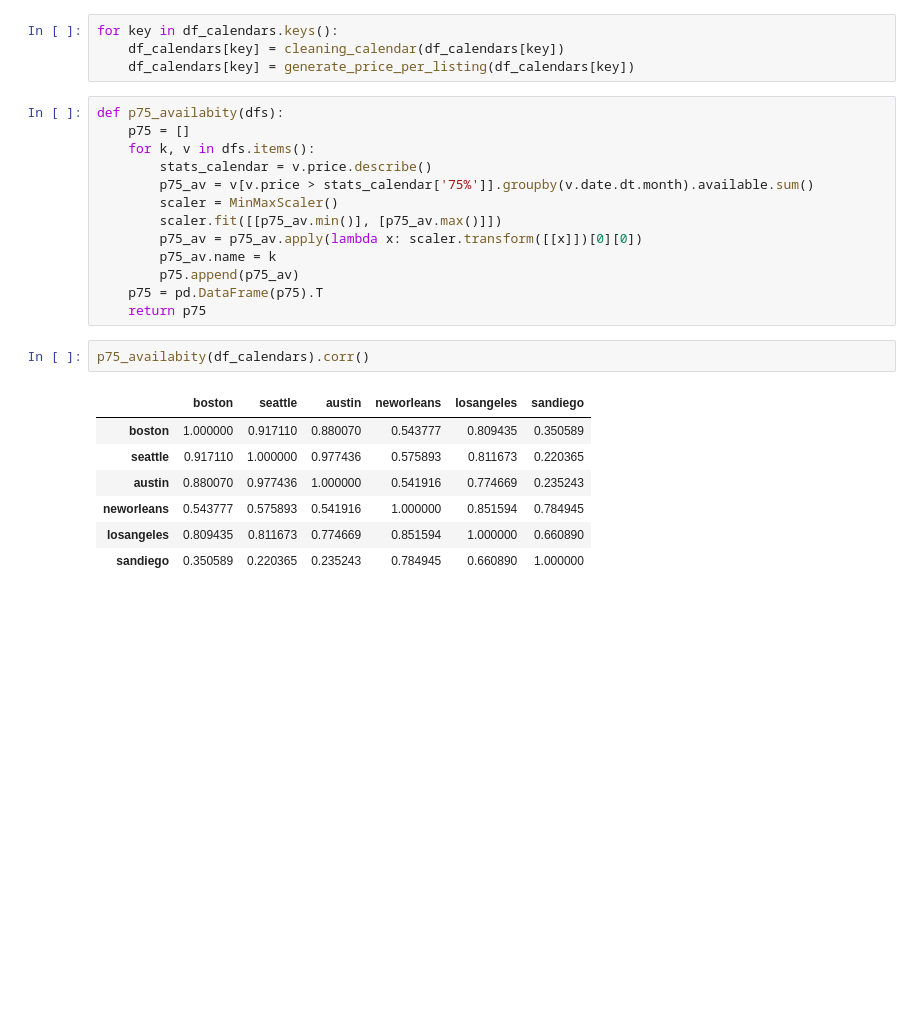
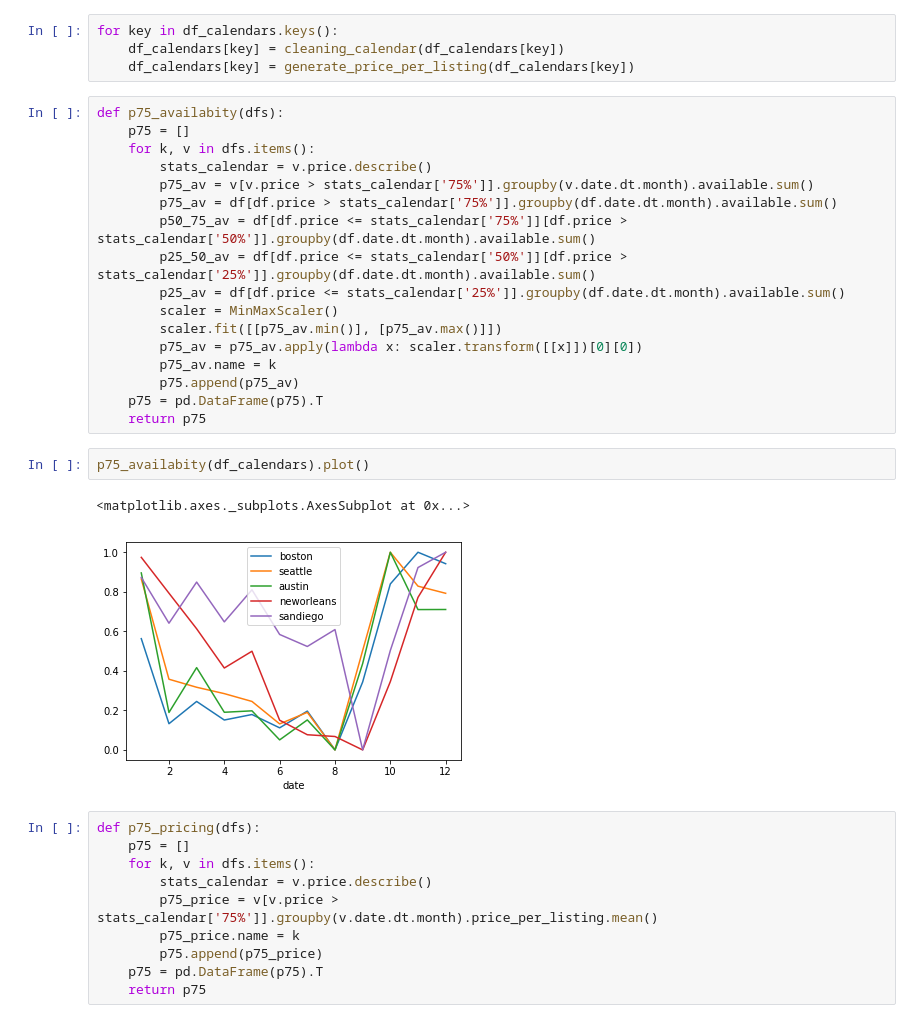
Before and after one commit to javierivanov/airbnbDSND, a Jupyter notebook: Airbnb_explanatory_analysis.ipynb, the cells around one changed output. Drawn from its saved outputs; the diff is of its cells as text; blank space fills up the shorter version.

```diff
--- a/Airbnb_explanatory_analysis.ipynb
+++ b/Airbnb_explanatory_analysis.ipynb
@@ -239,26 +239,35 @@ df_calendars, _ = load_dataframes(datasets_cities)
 for key in df_calendars.keys():
     df_calendars[key] = cleaning_calendar(df_calendars[key])
     df_calendars[key] = generate_price_per_listing(df_calendars[key])
+# %%
+def p75_availabity(dfs):
+    p75 = []
+    for k, v in dfs.items():
+        stats_calendar = v.price.describe()
+        p75_av = v[v.price > stats_calendar['75%']].groupby(v.date.dt.month).available.sum()
+        p75_av = df[df.price > stats_calendar['75%']].groupby(df.date.dt.month).available.sum()
+        p50_75_av = df[df.price <= stats_calendar['75%']][df.price > stats_calendar['50%']].groupby(df.date.dt.month).available.sum()
+        p25_50_av = df[df.price <= stats_calendar['50%']][df.price > stats_calendar['25%']].groupby(df.date.dt.month).available.sum()
+        p25_av = df[df.price <= stats_calendar['25%']].groupby(df.date.dt.month).available.sum()
+        scaler = MinMaxScaler()
+        scaler.fit([[p75_av.min()], [p75_av.max()]])
+        p75_av = p75_av.apply(lambda x: scaler.transform([[x]])[0][0])
+        p75_av.name = k
+        p75.append(p75_av)
+    p75 = pd.DataFrame(p75).T
+    return p75
+# %%
+p75_availabity(df_calendars).plot()
+# %% [output]
+<matplotlib.axes._subplots.AxesSubplot at 0x...>
+[figure, added]
 # %%
-def p75_availabity(dfs):
+def p75_pricing(dfs):
     p75 = []
     for k, v in dfs.items():
         stats_calendar = v.price.describe()
-        p75_av = v[v.price > stats_calendar['75%']].groupby(v.date.dt.month).available.sum()
-        scaler = MinMaxScaler()
-        scaler.fit([[p75_av.min()], [p75_av.max()]])
-        p75_av = p75_av.apply(lambda x: scaler.transform([[x]])[0][0])
-        p75_av.name = k
-        p75.append(p75_av)
+        p75_price = v[v.price > stats_calendar['75%']].groupby(v.date.dt.month).price_per_listing.mean()
+        p75_price.name = k
+        p75.append(p75_price)
     p75 = pd.DataFrame(p75).T
     return p75
-# %%
-p75_availabity(df_calendars).corr()
-# %% [output]
-|  | boston | seattle | austin | neworleans | losangeles | sandiego |
-| boston | 1.000000 | 0.917110 | 0.880070 | 0.543777 | 0.809435 | 0.350589 |
-| seattle | 0.917110 | 1.000000 | 0.977436 | 0.575893 | 0.811673 | 0.220365 |
-| austin | 0.880070 | 0.977436 | 1.000000 | 0.541916 | 0.774669 | 0.235243 |
-| neworleans | 0.543777 | 0.575893 | 0.541916 | 1.000000 | 0.851594 | 0.784945 |
-| losangeles | 0.809435 | 0.811673 | 0.774669 | 0.851594 | 1.000000 | 0.660890 |
-| sandiego | 0.350589 | 0.220365 | 0.235243 | 0.784945 | 0.660890 | 1.000000 |
```
Also changed, not shown: parts of 1 cell of this notebook.
